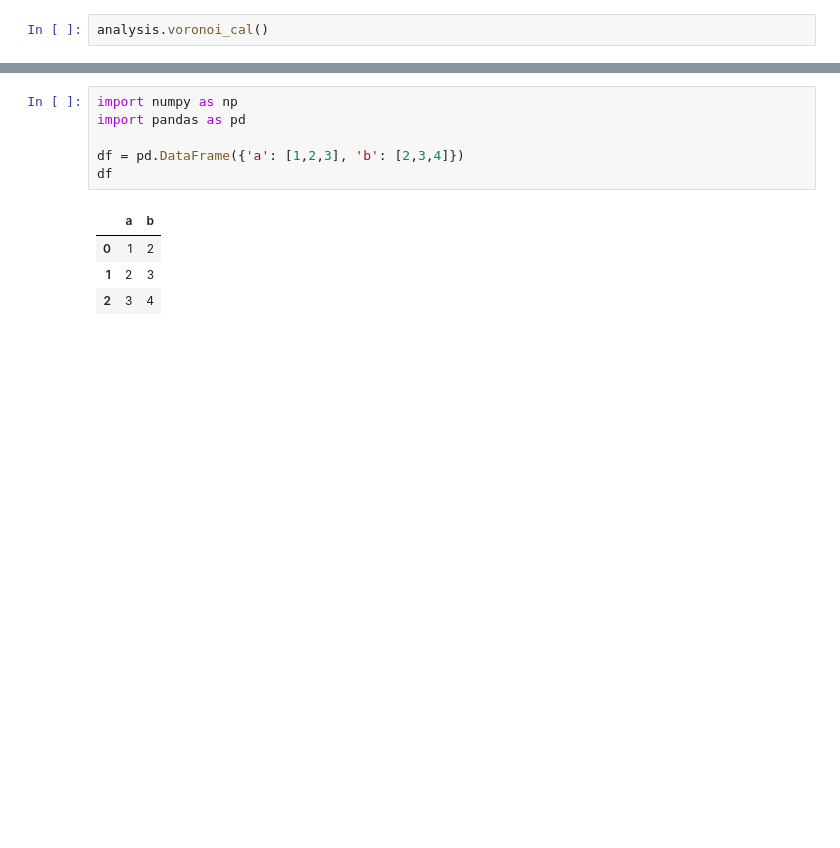
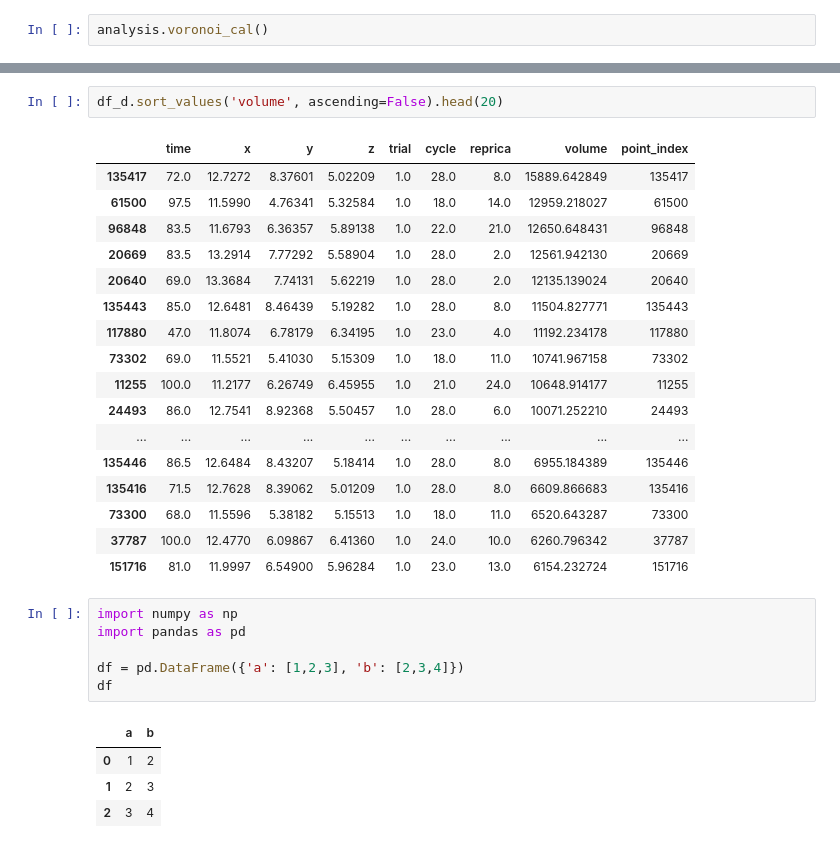
Before and after one commit to mukaiyama729/ResearchAnalysis, a Jupyter notebook: tesselation.ipynb, the cells around one changed output, grey strips where cells are left out. Cells and saved outputs as stored; diff of their text form; blank space fills up the shorter version.

```diff
--- a/tesselation.ipynb
+++ b/tesselation.ipynb
@@ -801,3 +864,23 @@ df_v
+# %%
+df_d.sort_values('volume', ascending=False).head(20)
+# %% [output]
+|  | time | x | y | z | trial | cycle | reprica | volume | point_index |
+| 135417 | 72.0 | 12.7272 | 8.37601 | 5.02209 | 1.0 | 28.0 | 8.0 | 15889.642849 | 135417 |
+| 61500 | 97.5 | 11.5990 | 4.76341 | 5.32584 | 1.0 | 18.0 | 14.0 | 12959.218027 | 61500 |
+| 96848 | 83.5 | 11.6793 | 6.36357 | 5.89138 | 1.0 | 22.0 | 21.0 | 12650.648431 | 96848 |
+| 20669 | 83.5 | 13.2914 | 7.77292 | 5.58904 | 1.0 | 28.0 | 2.0 | 12561.942130 | 20669 |
+| 20640 | 69.0 | 13.3684 | 7.74131 | 5.62219 | 1.0 | 28.0 | 2.0 | 12135.139024 | 20640 |
+| 135443 | 85.0 | 12.6481 | 8.46439 | 5.19282 | 1.0 | 28.0 | 8.0 | 11504.827771 | 135443 |
+| 117880 | 47.0 | 11.8074 | 6.78179 | 6.34195 | 1.0 | 23.0 | 4.0 | 11192.234178 | 117880 |
+| 73302 | 69.0 | 11.5521 | 5.41030 | 5.15309 | 1.0 | 18.0 | 11.0 | 10741.967158 | 73302 |
+| 11255 | 100.0 | 11.2177 | 6.26749 | 6.45955 | 1.0 | 21.0 | 24.0 | 10648.914177 | 11255 |
+| 24493 | 86.0 | 12.7541 | 8.92368 | 5.50457 | 1.0 | 28.0 | 6.0 | 10071.252210 | 24493 |
+| ... | ... | ... | ... | ... | ... | ... | ... | ... | ... |
+| 135446 | 86.5 | 12.6484 | 8.43207 | 5.18414 | 1.0 | 28.0 | 8.0 | 6955.184389 | 135446 |
+| 135416 | 71.5 | 12.7628 | 8.39062 | 5.01209 | 1.0 | 28.0 | 8.0 | 6609.866683 | 135416 |
+| 73300 | 68.0 | 11.5596 | 5.38182 | 5.15513 | 1.0 | 18.0 | 11.0 | 6520.643287 | 73300 |
+| 37787 | 100.0 | 12.4770 | 6.09867 | 6.41360 | 1.0 | 24.0 | 10.0 | 6260.796342 | 37787 |
+| 151716 | 81.0 | 11.9997 | 6.54900 | 5.96284 | 1.0 | 23.0 | 13.0 | 6154.232724 | 151716 |
 # %%
 import numpy as np
 import pandas as pd
```
Also changed, not shown: parts of 15 cells of this notebook.
